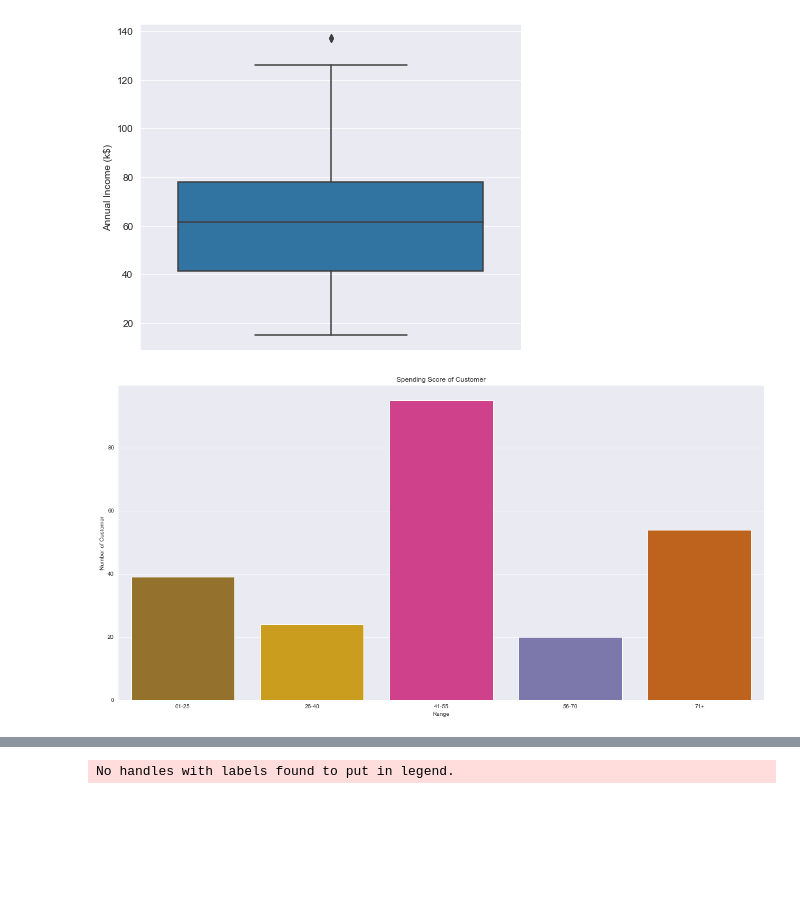
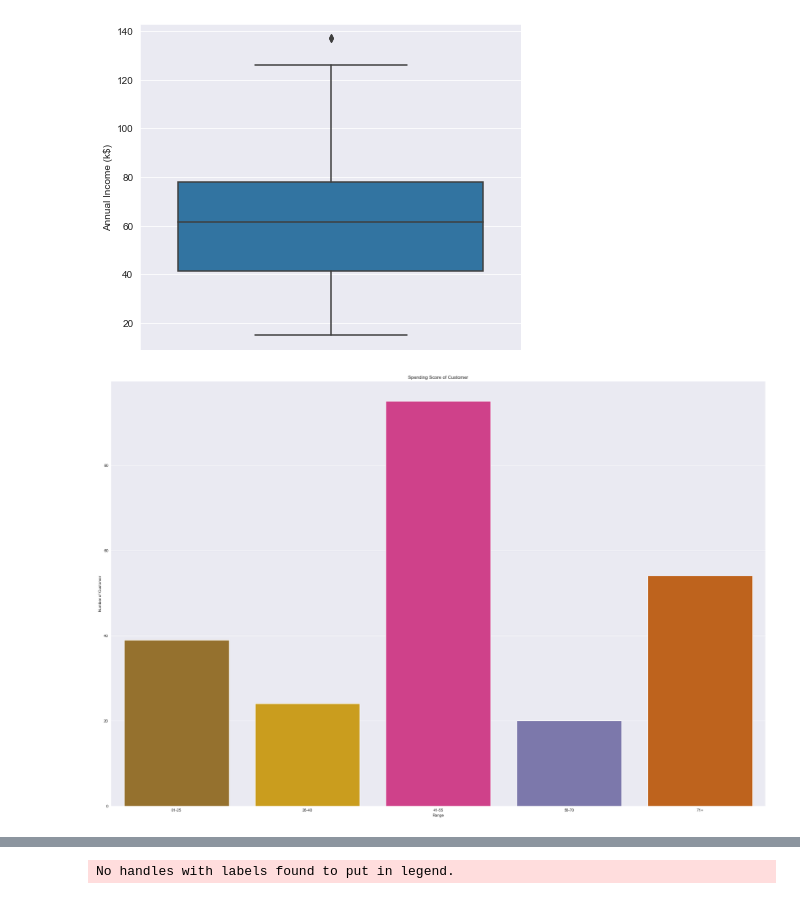
Before and after one commit to adarshkumar8225/clustering, a Jupyter notebook: clustering.ipynb, the cells around one changed output, grey strips where cells are left out. Saved outputs shown, nothing was run; the diff lists cells and outputs as text; code cells hidden in the pictures; blank space fills up the shorter version.

```diff
--- a/clustering.ipynb
+++ b/clustering.ipynb
@@ -34,22 +34,22 @@ plt.show()
 # %%
 F=df["Spending Score (1-100)"]
 score01_25 =F.values[((F.values<= 25) & (F.values >= 1))]
 score26_40 =F.values[((F.values<= 40) & (F.values >= 26))]
 score41_55 =F.values[((F.values<= 75) & (F.values >= 42))]
 score56_70 =F.values[((F.values<= 70) & (F.values >= 57))]
 score71above =F.values[(F.values >= 71)]
 
 x = ["01-25","26-40","41-55","56-70","71+"]
 y = [len(score01_25),len(score26_40),len(score41_55),len(score56_70),len(score71above)]
 
-plt.figure(figsize=(20,10))
+plt.figure(figsize=(30,20))
 sns.barplot(x=x, y=y, palette="Dark2_r")
 plt.title("Spending Score of Customer")
 plt.xlabel("Range")
 plt.ylabel("Number of Customer")
 plt.show()
 # %% [output]
-[figure, old version]
+[figure, new version]
 # %%
 genders = df.Gender.value_counts()
 sns.set_style("darkgrid")
```
Also changed, not shown: parts of 3 cells of this notebook.
